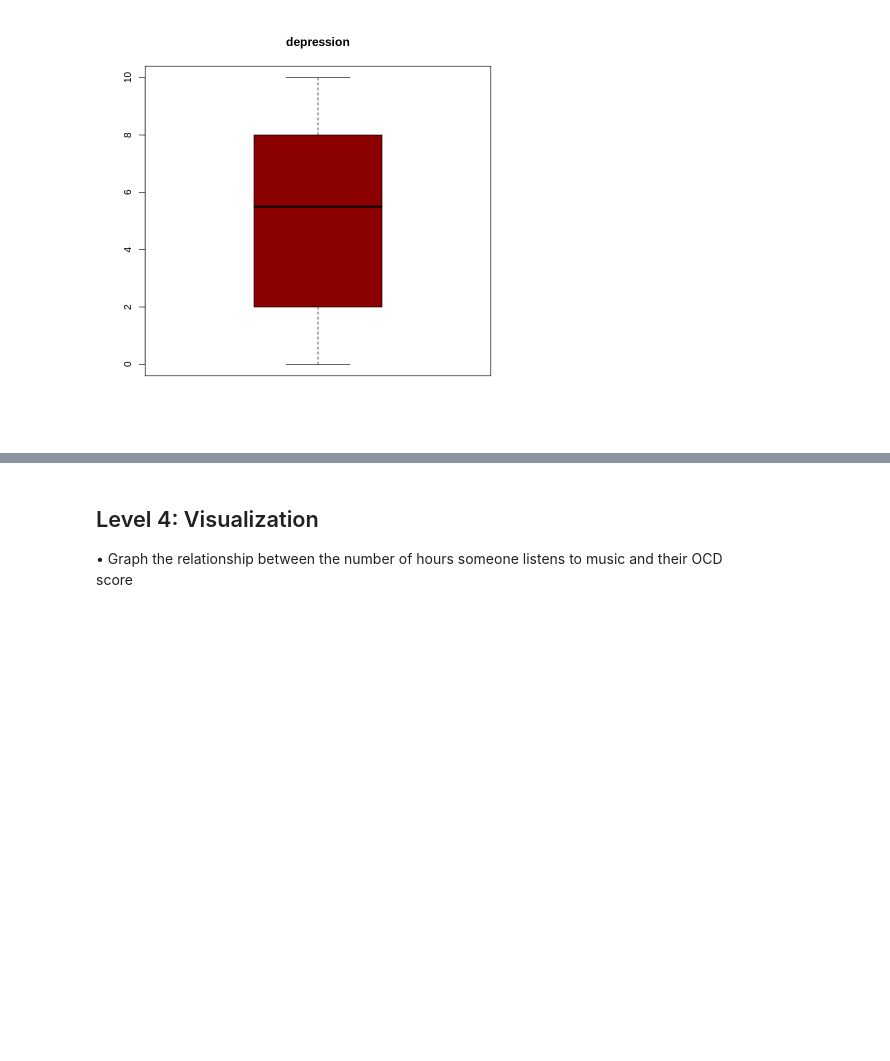
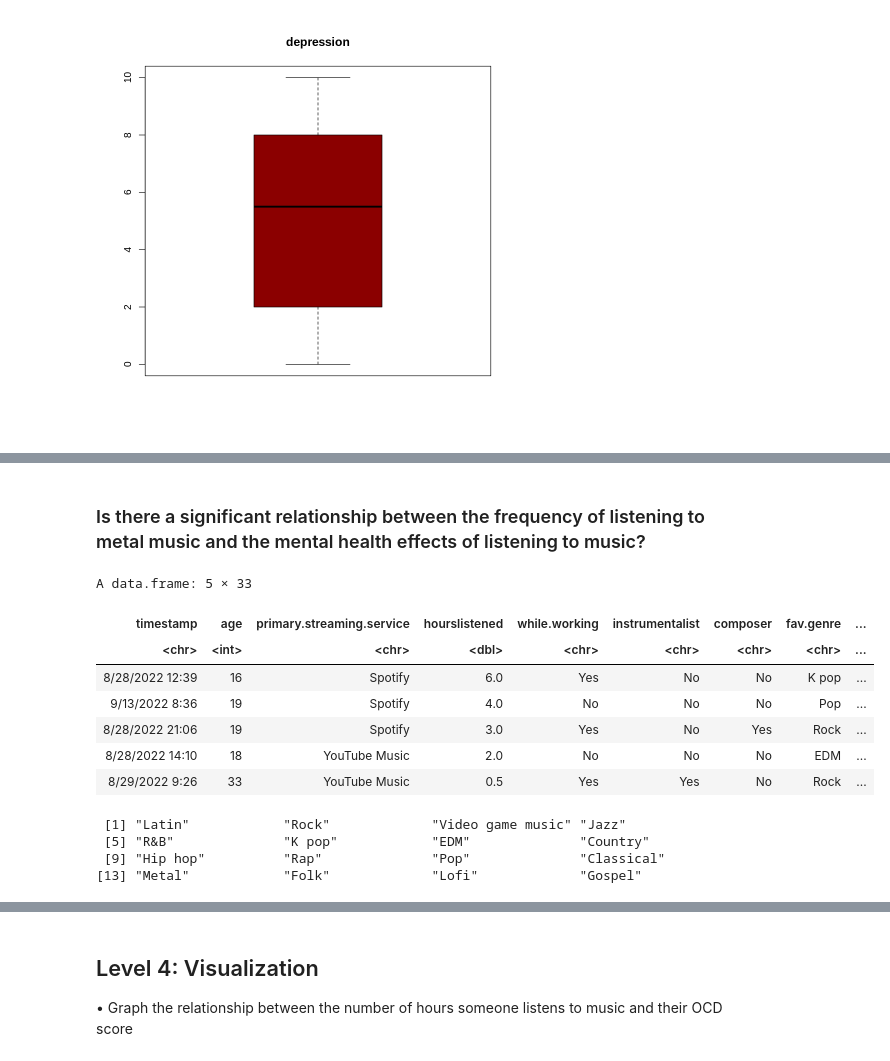
Before and after one commit to alanhlam-github/Psi_Chi_Jupyter, a Jupyter notebook: Psi_Chi_R_2025_July.ipynb, the cells around one changed output, grey strips where cells are left out. Saved outputs shown, nothing was run; the diff lists cells and outputs as text; code cells hidden in the pictures; blank space fills up the shorter version.

```diff
--- a/Psi_Chi_R_2025_July.ipynb
+++ b/Psi_Chi_R_2025_July.ipynb
@@ -330,3 +281,22 @@ alternative hypothesis: true correlation is not equal to 0
 sample estimates:
       cor
 0.2012682
+# %% [markdown]
+### Is there a significant relationship between the frequency of listening to metal music and the mental health effects of listening to music?
+# %%
+slice_sample(data2,n=5)
+
+unique(data2$fav.genre)
+# %% [output]
+A data.frame: 5 × 33
+| timestamp | age | primary.streaming.service | hourslistened | while.working | instrumentalist | composer | fav.genre | ... |
+| <chr> | <int> | <chr> | <dbl> | <chr> | <chr> | <chr> | <chr> | ... |
+| 8/28/2022 12:39 | 16 | Spotify | 6.0 | Yes | No | No | K pop | ... |
+| 9/13/2022 8:36 | 19 | Spotify | 4.0 | No | No | No | Pop | ... |
+| 8/28/2022 21:06 | 19 | Spotify | 3.0 | Yes | No | Yes | Rock | ... |
+| 8/28/2022 14:10 | 18 | YouTube Music | 2.0 | No | No | No | EDM | ... |
+| 8/29/2022 9:26 | 33 | YouTube Music | 0.5 | Yes | Yes | No | Rock | ... |
+ [1] "Latin"            "Rock"             "Video game music" "Jazz"
+ [5] "R&B"              "K pop"            "EDM"              "Country"
+ [9] "Hip hop"          "Rap"              "Pop"              "Classical"
+[13] "Metal"            "Folk"             "Lofi"             "Gospel"
```
Also changed, not shown: parts of 27 cells of this notebook.
